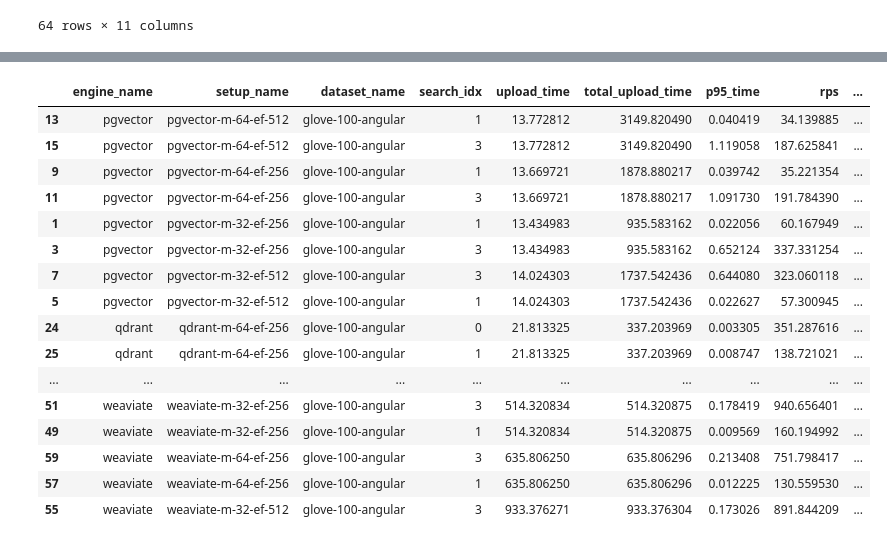
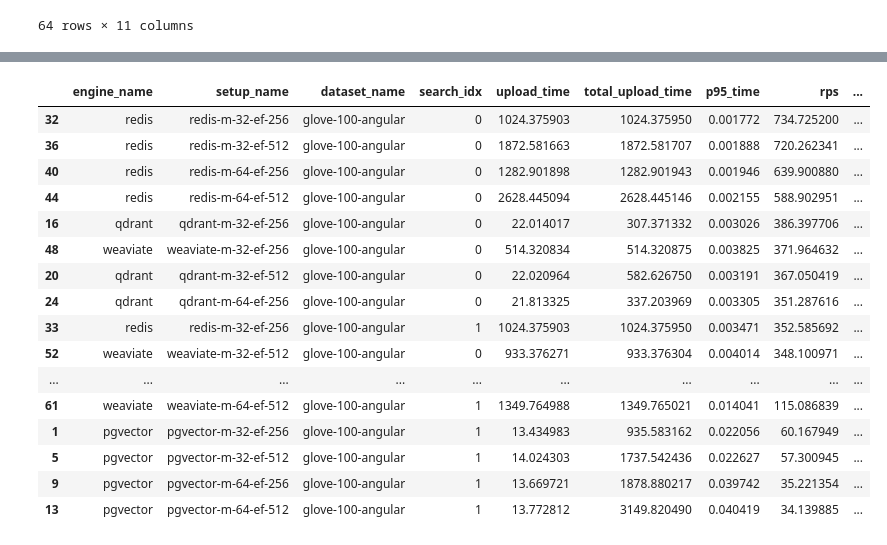
Before and after one commit to GersonRS/vector-db-benchmark, a Jupyter notebook: scripts/process-benchmarks.ipynb, the cells around one changed output, grey strips where cells are left out. Cells and saved outputs as stored; diff of their text form; code cells hidden in the pictures.

```diff
--- a/scripts/process-benchmarks.ipynb
+++ b/scripts/process-benchmarks.ipynb
@@ -214,28 +207,32 @@ results_df.head()
 # %%
 # sorted(list(results_df["setup_name"].unique()))
 # results_df["engine_name"] = results_df["engine_name"].map(
 #     {"weaviate": 3, "redis": 2, "qdrant": 1, "pgvector": 0}
 # )
-result = results_df.loc[results_df["mean_precisions"] > 0.90]
-result.sort_values("engine_name", ascending=True)
+result = results_df.loc[
+    # (results_df["mean_precisions"] < 0.95) &
+    # (results_df["mean_precisions"] > 0.91) &
+    (results_df["parallel"] == 1)
+]
+result.sort_values("mean_time", ascending=True)
 # %% [output]
 |  | engine_name | setup_name | dataset_name | search_idx | upload_time | total_upload_time | p95_time | rps | ... |
+| 32 | redis | redis-m-32-ef-256 | glove-100-angular | 0 | 1024.375903 | 1024.375950 | 0.001772 | 734.725200 | ... |
+| 36 | redis | redis-m-32-ef-512 | glove-100-angular | 0 | 1872.581663 | 1872.581707 | 0.001888 | 720.262341 | ... |
+| 40 | redis | redis-m-64-ef-256 | glove-100-angular | 0 | 1282.901898 | 1282.901943 | 0.001946 | 639.900880 | ... |
+| 44 | redis | redis-m-64-ef-512 | glove-100-angular | 0 | 2628.445094 | 2628.445146 | 0.002155 | 588.902951 | ... |
+| 16 | qdrant | qdrant-m-32-ef-256 | glove-100-angular | 0 | 22.014017 | 307.371332 | 0.003026 | 386.397706 | ... |
+| 48 | weaviate | weaviate-m-32-ef-256 | glove-100-angular | 0 | 514.320834 | 514.320875 | 0.003825 | 371.964632 | ... |
+| 20 | qdrant | qdrant-m-32-ef-512 | glove-100-angular | 0 | 22.020964 | 582.626750 | 0.003191 | 367.050419 | ... |
+| 24 | qdrant | qdrant-m-64-ef-256 | glove-100-angular | 0 | 21.813325 | 337.203969 | 0.003305 | 351.287616 | ... |
+| 33 | redis | redis-m-32-ef-256 | glove-100-angular | 1 | 1024.375903 | 1024.375950 | 0.003471 | 352.585692 | ... |
+| 52 | weaviate | weaviate-m-32-ef-512 | glove-100-angular | 0 | 933.376271 | 933.376304 | 0.004014 | 348.100971 | ... |
+| ... | ... | ... | ... | ... | ... | ... | ... | ... | ... |
+| 61 | weaviate | weaviate-m-64-ef-512 | glove-100-angular | 1 | 1349.764988 | 1349.765021 | 0.014041 | 115.086839 | ... |
+| 1 | pgvector | pgvector-m-32-ef-256 | glove-100-angular | 1 | 13.434983 | 935.583162 | 0.022056 | 60.167949 | ... |
+| 5 | pgvector | pgvector-m-32-ef-512 | glove-100-angular | 1 | 14.024303 | 1737.542436 | 0.022627 | 57.300945 | ... |
+| 9 | pgvector | pgvector-m-64-ef-256 | glove-100-angular | 1 | 13.669721 | 1878.880217 | 0.039742 | 35.221354 | ... |
 | 13 | pgvector | pgvector-m-64-ef-512 | glove-100-angular | 1 | 13.772812 | 3149.820490 | 0.040419 | 34.139885 | ... |
-| 15 | pgvector | pgvector-m-64-ef-512 | glove-100-angular | 3 | 13.772812 | 3149.820490 | 1.119058 | 187.625841 | ... |
-| 9 | pgvector | pgvector-m-64-ef-256 | glove-100-angular | 1 | 13.669721 | 1878.880217 | 0.039742 | 35.221354 | ... |
-| 11 | pgvector | pgvector-m-64-ef-256 | glove-100-angular | 3 | 13.669721 | 1878.880217 | 1.091730 | 191.784390 | ... |
-| 1 | pgvector | pgvector-m-32-ef-256 | glove-100-angular | 1 | 13.434983 | 935.583162 | 0.022056 | 60.167949 | ... |
-| 3 | pgvector | pgvector-m-32-ef-256 | glove-100-angular | 3 | 13.434983 | 935.583162 | 0.652124 | 337.331254 | ... |
-| 7 | pgvector | pgvector-m-32-ef-512 | glove-100-angular | 3 | 14.024303 | 1737.542436 | 0.644080 | 323.060118 | ... |
-| 5 | pgvector | pgvector-m-32-ef-512 | glove-100-angular | 1 | 14.024303 | 1737.542436 | 0.022627 | 57.300945 | ... |
-| 24 | qdrant | qdrant-m-64-ef-256 | glove-100-angular | 0 | 21.813325 | 337.203969 | 0.003305 | 351.287616 | ... |
-| 25 | qdrant | qdrant-m-64-ef-256 | glove-100-angular | 1 | 21.813325 | 337.203969 | 0.008747 | 138.721021 | ... |
-| ... | ... | ... | ... | ... | ... | ... | ... | ... | ... |
-| 51 | weaviate | weaviate-m-32-ef-256 | glove-100-angular | 3 | 514.320834 | 514.320875 | 0.178419 | 940.656401 | ... |
-| 49 | weaviate | weaviate-m-32-ef-256 | glove-100-angular | 1 | 514.320834 | 514.320875 | 0.009569 | 160.194992 | ... |
-| 59 | weaviate | weaviate-m-64-ef-256 | glove-100-angular | 3 | 635.806250 | 635.806296 | 0.213408 | 751.798417 | ... |
-| 57 | weaviate | weaviate-m-64-ef-256 | glove-100-angular | 1 | 635.806250 | 635.806296 | 0.012225 | 130.559530 | ... |
-| 55 | weaviate | weaviate-m-32-ef-512 | glove-100-angular | 3 | 933.376271 | 933.376304 | 0.173026 | 891.844209 | ... |
 # %%
 import matplotlib.pyplot as plt
 import seaborn as sns
```
Also changed, not shown: parts of 2 cells of this notebook, 2 other files.
